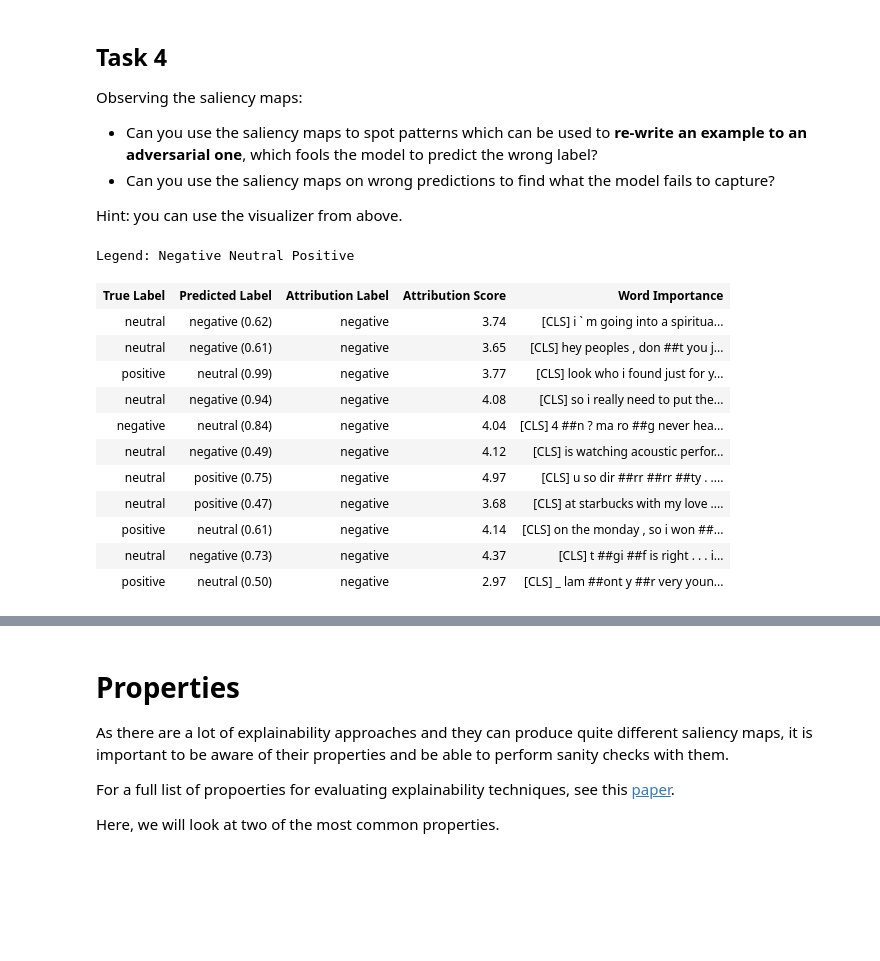
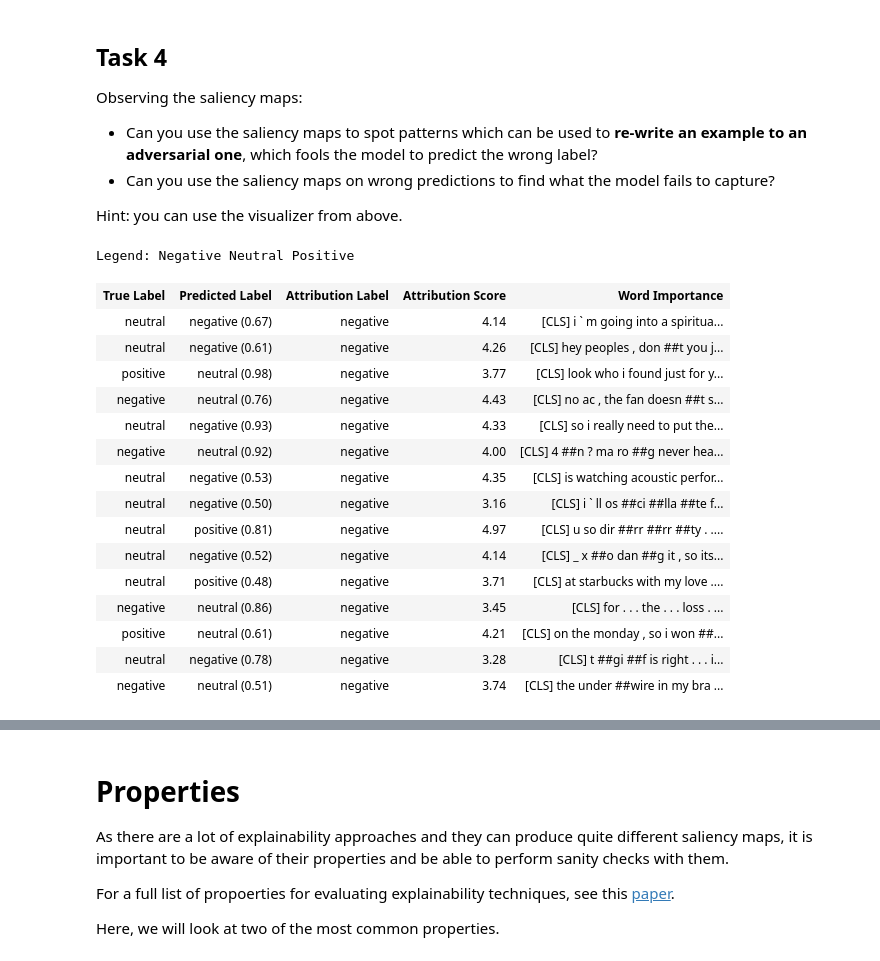
Before and after one commit to copenlu/ALPS_2021, a Jupyter notebook: LAB2.1_Explainability_Solutions.ipynb, the cells around one changed output, grey strips where cells are left out. Saved outputs shown, nothing was run; the diff lists cells and outputs as text; code cells hidden in the pictures; blank space fills up the shorter version.

Commit message:
Update of the notebooks for 4.3 version of transformers.

```diff
--- a/LAB2.1_Explainability_Solutions.ipynb
+++ b/LAB2.1_Explainability_Solutions.ipynb
@@ -328,5 +353,5 @@ def summarize_attributions(attributions, type='mean'):
     return attributions
 # %%
-summarized_saliency = summarize_attributions(attributions[0], type='l2').detach().cpu().numpy()
+summarized_saliency = summarize_attributions(attributions[0], type='mean').detach().cpu().numpy()
 summarized_saliency
 # %% [output]
@@ -499,20 +507,17 @@ for i in range(20):
   instance = dev[i]
   if len(instance[0].split()) < 5:
     continue
-  batch = collate_fn([instance])
-  instance_input = batch[0]
-  additional_args = None
-  if model_args.model == 'lstm':
-    additional_args = batch[-1]
-  if model_args.model == 'transformer':
-    additional_args = instance_input != tokenizer.pad_token_id
+  instance_input, additional_args = get_tokens_input_captum(model_args.model,
+                                                   collate_fn,
+                                                   [instance],
+                                                   tokenizer.pad_token_id)
 
   lime_attr.attribute(instance_input,
                       n_perturb_samples=10,
                       target=1,
-                      additional_forward_args=(additional_args,))
+                      additional_forward_args=additional_args)
   pred.append(sklearnmodel(instance_input.to('cpu').float()).item())
-  true.append(model(instance_input, additional_args)[0][1].item())
+  true.append(model(instance_input, additional_args[0] if additional_args else None)[0][1].item())
 mean_squared_error(true, pred)
 # %% [output]
 1.2863891527193987
@@ -551,6 +554,6 @@ interpretable_embedding = configure_interpretable_embedding_layer(model, embeddi
 # %%
 ablator = Saliency(model)
-visualizer = GradientBasedVisualizer(collate_fn, tokenizer, interpretable_embedding, ablator)
+visualizer = GradientBasedVisualizer(collate_fn, tokenizer, ablator)
 # %%
 # we add the instances to the visuliser and then show all of them together:
 for i in range(3):
@@ -584,40 +585,44 @@ Observing the saliency maps:
 
 Hint: you can use the visualizer from above.
 # %%
-interpretable_embedding = configure_interpretable_embedding_layer(model, embedding_name)
-
 for i in range(100):
   if len(dev[i][0].split()) < 4:
     continue
-  batch = collate_fn(dev[i:i+1])
-  input_ = batch[0]
-  additional_args = None
-  if model_args.model == 'lstm':
-      additional_args = batch[-1]
-  elif model_args.model == 'transformer':
-    additional_args = input_ != tokenizer.pad_token_id
 
-  if not isinstance(ablator, LimeBase):
-    input_ = interpretable_embedding.indices_to_embeddings(input_)
+  if isinstance(ablator, LimeBase):
+    input_, additional_args = get_tokens_input_captum(model_args.model,
+                                                      collate_fn,
+                                                      dev[i:i+1],
+                                                      tokenizer.pad_token_id)
 
-  pred = torch.max(model(input_, additional_args), dim=-1)[1].item()
+  else:
+    input_, additional_args = get_embeddings_input_captum(model,
+                                                                 model_args.model,
+                                                                 collate_fn,
+                                                                 dev[i:i+1],
+                                                                 tokenizer.pad_token_id)
+
+  pred = torch.max(model(input_, additional_args[0] if additional_args else None), dim=-1)[1].item()
   true = dev[i][1]
   if pred != true:
     visualizer.interpret_sentence(model, model_args.model, dev[i], target=0)
+
 visualizer.visualize()
-
-remove_interpretable_embedding_layer(model, interpretable_embedding)
 # %% [output]
 Legend: Negative Neutral Positive
 | True Label | Predicted Label | Attribution Label | Attribution Score | Word Importance |
-| neutral | negative (0.62) | negative | 3.74 | [CLS] i ` m going into a spiritua... |
-| neutral | negative (0.61) | negative | 3.65 | [CLS] hey peoples , don ##t you j... |
-| positive | neutral (0.99) | negative | 3.77 | [CLS] look who i found just for y... |
-| neutral | negative (0.94) | negative | 4.08 | [CLS] so i really need to put the... |
-| negative | neutral (0.84) | negative | 4.04 | [CLS] 4 ##n ? ma ro ##g never hea... |
-| neutral | negative (0.49) | negative | 4.12 | [CLS] is watching acoustic perfor... |
-| neutral | positive (0.75) | negative | 4.97 | [CLS] u so dir ##rr ##rr ##ty . .... |
-| neutral | positive (0.47) | negative | 3.68 | [CLS] at starbucks with my love .... |
-| positive | neutral (0.61) | negative | 4.14 | [CLS] on the monday , so i won ##... |
-| neutral | negative (0.73) | negative | 4.37 | [CLS] t ##gi ##f is right . . . i... |
-| positive | neutral (0.50) | negative | 2.97 | [CLS] _ lam ##ont y ##r very youn... |
+| neutral | negative (0.67) | negative | 4.14 | [CLS] i ` m going into a spiritua... |
+| neutral | negative (0.61) | negative | 4.26 | [CLS] hey peoples , don ##t you j... |
+| positive | neutral (0.98) | negative | 3.77 | [CLS] look who i found just for y... |
+| negative | neutral (0.76) | negative | 4.43 | [CLS] no ac , the fan doesn ##t s... |
+| neutral | negative (0.93) | negative | 4.33 | [CLS] so i really need to put the... |
+| negative | neutral (0.92) | negative | 4.00 | [CLS] 4 ##n ? ma ro ##g never hea... |
+| neutral | negative (0.53) | negative | 4.35 | [CLS] is watching acoustic perfor... |
+| neutral | negative (0.50) | negative | 3.16 | [CLS] i ` ll os ##ci ##lla ##te f... |
+| neutral | positive (0.81) | negative | 4.97 | [CLS] u so dir ##rr ##rr ##ty . .... |
+| neutral | negative (0.52) | negative | 4.14 | [CLS] _ x ##o dan ##g it , so its... |
+| neutral | positive (0.48) | negative | 3.71 | [CLS] at starbucks with my love .... |
+| negative | neutral (0.86) | negative | 3.45 | [CLS] for . . . the . . . loss . ... |
+| positive | neutral (0.61) | negative | 4.21 | [CLS] on the monday , so i won ##... |
+| neutral | negative (0.78) | negative | 3.28 | [CLS] t ##gi ##f is right . . . i... |
+| negative | neutral (0.51) | negative | 3.74 | [CLS] the under ##wire in my bra ... |
```
Also changed, not shown: parts of 29 cells of this notebook, 1 other file.
